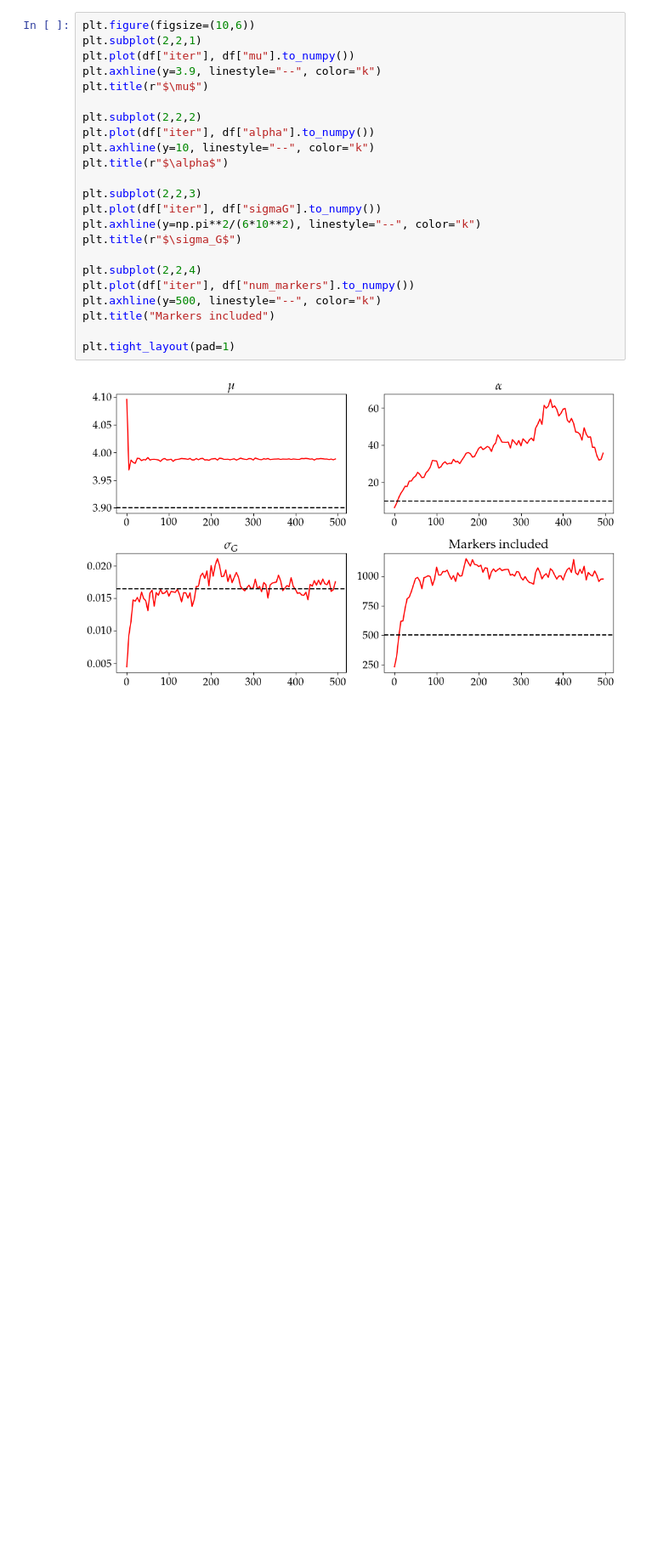
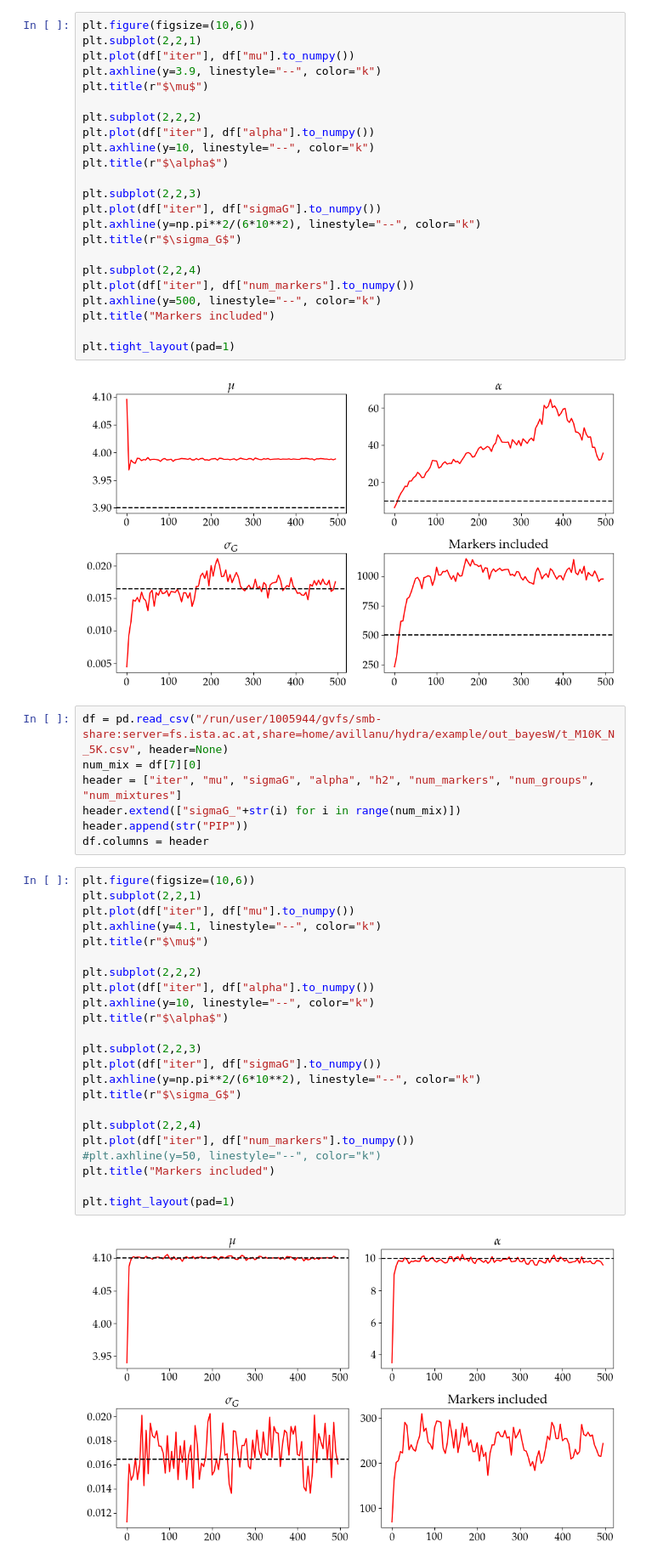
Before and after one commit to ariadnavillam/BayesW, a Jupyter notebook: analyse_results.ipynb, the cells around one changed output. Shown at 85% size. Drawn from its saved outputs; the diff is of its cells as text; blank space fills up the shorter version.

```diff
--- a/results_sim.ipynb
+++ b/analyse_results.ipynb
@@ -89,3 +83,35 @@ plt.title("Markers included")
 plt.tight_layout(pad=1)
 # %% [output]
 [figure]
+# %%
+df = pd.read_csv("/run/user/1005944/gvfs/smb-share:server=fs.ista.ac.at,share=home/avillanu/hydra/example/out_bayesW/t_M10K_N_5K.csv", header=None)
+num_mix = df[7][0]
+header = ["iter", "mu", "sigmaG", "alpha", "h2", "num_markers", "num_groups", "num_mixtures"]
+header.extend(["sigmaG_"+str(i) for i in range(num_mix)])
+header.append(str("PIP"))
+df.columns = header
+# %%
+plt.figure(figsize=(10,6))
+plt.subplot(2,2,1)
+plt.plot(df["iter"], df["mu"].to_numpy())
+plt.axhline(y=4.1, linestyle="--", color="k")
+plt.title(r"$\mu$")
+
+plt.subplot(2,2,2)
+plt.plot(df["iter"], df["alpha"].to_numpy())
+plt.axhline(y=10, linestyle="--", color="k")
+plt.title(r"$\alpha$")
+
+plt.subplot(2,2,3)
+plt.plot(df["iter"], df["sigmaG"].to_numpy())
+plt.axhline(y=np.pi**2/(6*10**2), linestyle="--", color="k")
+plt.title(r"$\sigma_G$")
+
+plt.subplot(2,2,4)
+plt.plot(df["iter"], df["num_markers"].to_numpy())
+#plt.axhline(y=50, linestyle="--", color="k")
+plt.title("Markers included")
+
+plt.tight_layout(pad=1)
+# %% [output]
+[figure, added]
```
Also changed, not shown: parts of 1 cell of this notebook, 9 other files.
